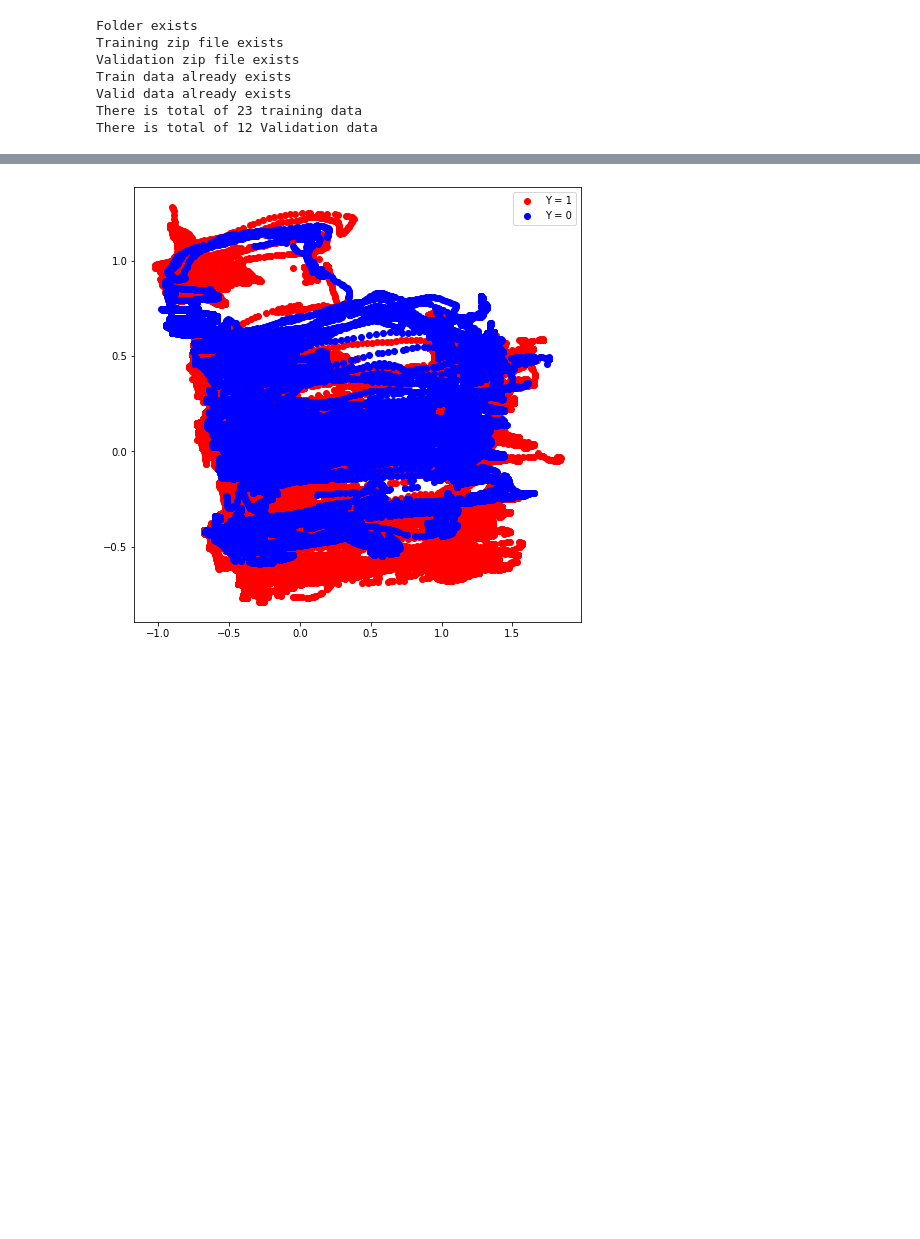
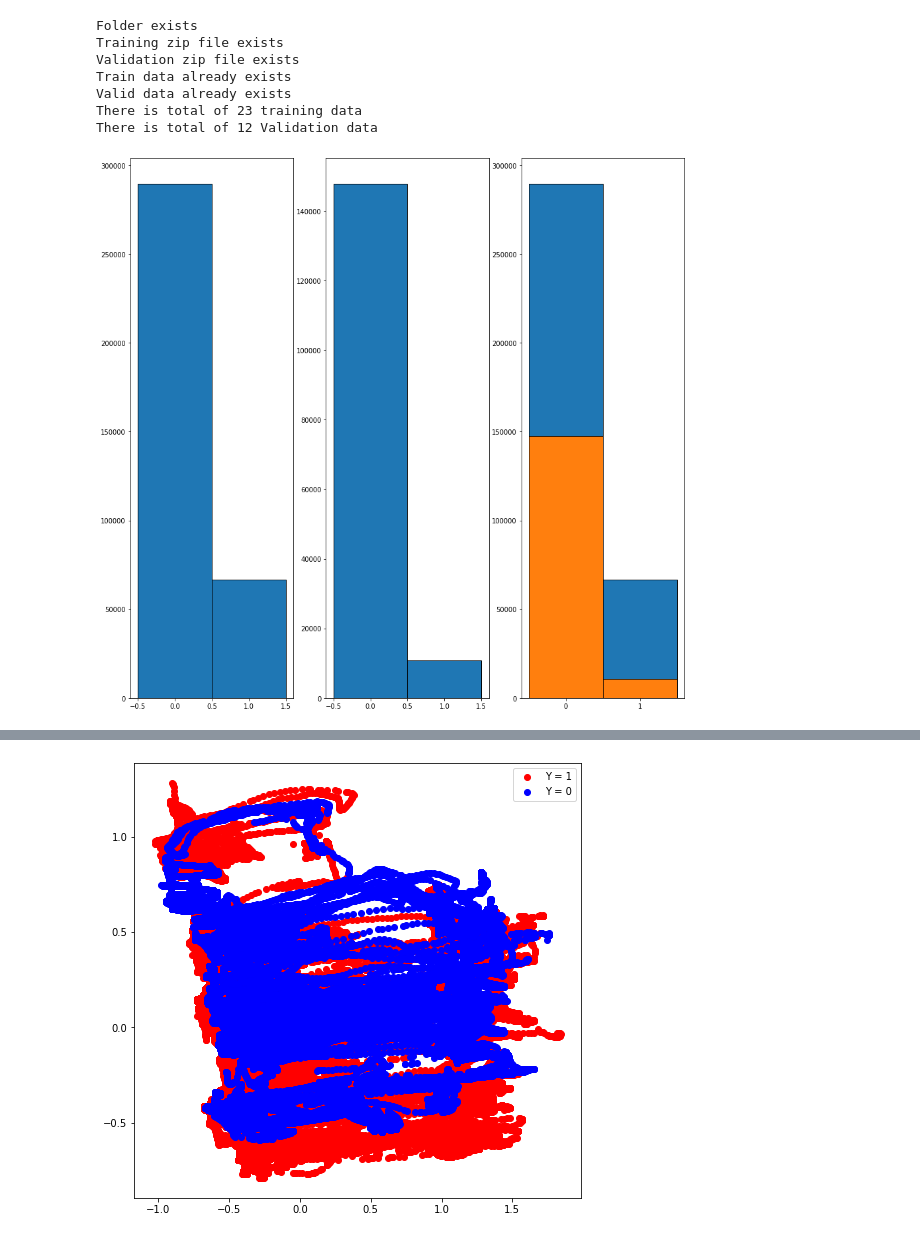
Before and after one commit to chengmar09/comp0053, a Jupyter notebook: Feature_Selection.ipynb, the cells around one changed output, grey strips where cells are left out. Saved outputs shown, nothing was run; the diff lists cells and outputs as text; code cells hidden in the pictures; blank space fills up the shorter version.

```diff
--- a/Feature_Selection.ipynb
+++ b/Feature_Selection.ipynb
@@ -45,6 +41,7 @@ from helper import *
 import scipy
 
 movementDataLoader = DataReader('Movementdata') #<- Automatically download data
+(train_x, train_y), (valid_x, valid_y) = movementDataLoader.more_more_processing(v_stack=False)
 # %% [output]
 Using TensorFlow backend.
 Folder exists
@@ -54,3 +51,22 @@ Train data already exists
 Valid data already exists
 There is total of 23 training data
 There is total of 12 Validation data
+# %%
+import matplotlib.pyplot as plt
+
+def visualise_imbalance(train_y, valid_y ,labels=[0,1]):
+
+    fig, axes= plt.subplots(nrows=1, ncols=3, figsize = (15,15))
+    plt.xticks((0,1))
+    axes[0].hist(train_y, label=labels, bins=[-.5,.5,1.5], ec="k")
+    axes[1].hist(valid_y, label=labels, bins=[-.5,.5,1.5], ec="k")
+
+    axes[2].hist(train_y, label=labels, bins=[-.5,.5,1.5], ec="k")
+    axes[2].hist(valid_y, label=labels, bins=[-.5,.5,1.5], ec="k")
+
+
+    plt.show()
+
+visualise_imbalance(train_y,valid_y)
+# %% [output]
+[figure, added]
```
Also changed, not shown: parts of 5 cells of this notebook.
